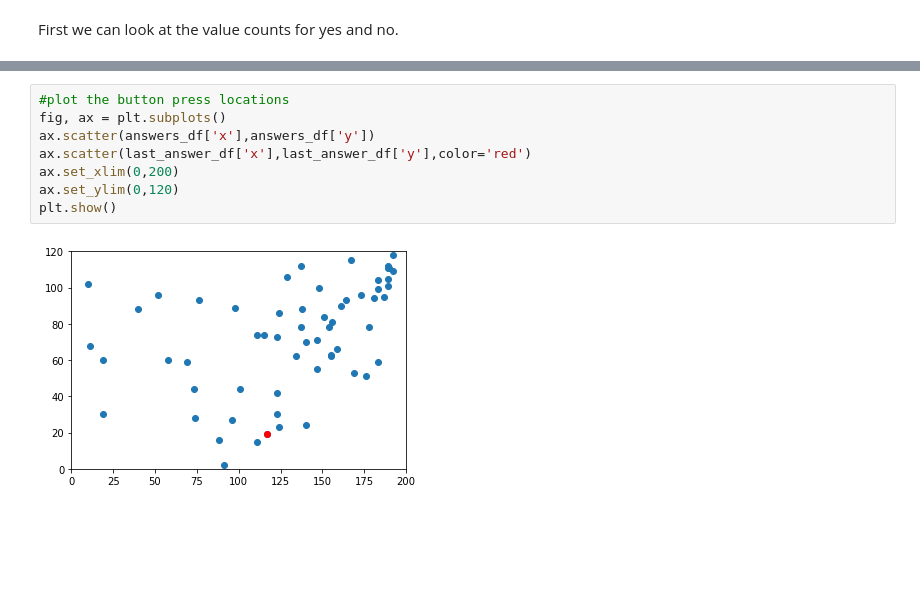
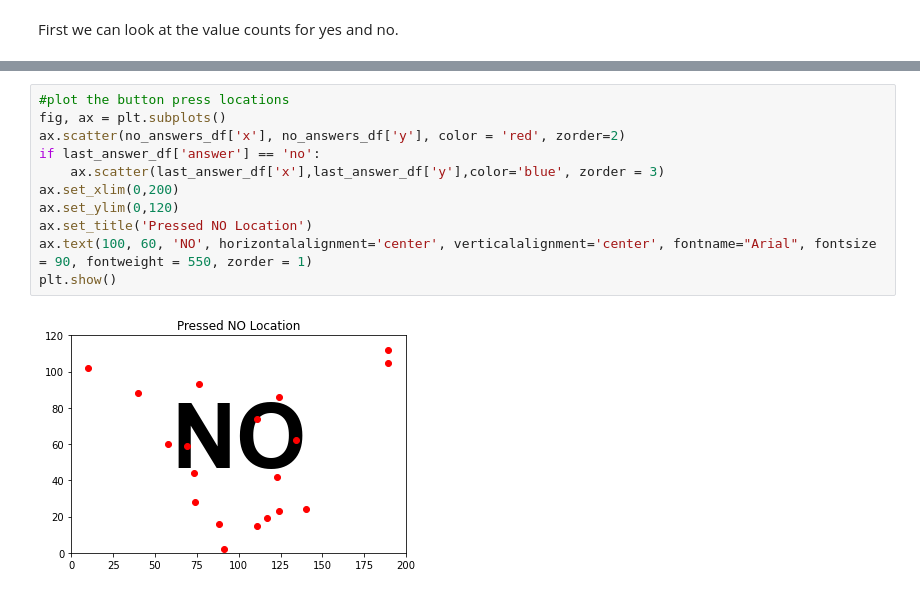
Before and after one commit to Duvey314/yesorno, a Jupyter notebook: yesorno.ipynb, the cells around one changed output, grey strips where cells are left out. Drawn from its saved outputs; the diff is of its cells as text; blank space fills up the shorter version.

```diff
--- a/yesorno.ipynb
+++ b/yesorno.ipynb
@@ -162,10 +170,13 @@ answers_df['city'].value_counts().plot(kind='bar')
 # %%
 #plot the button press locations
 fig, ax = plt.subplots()
-ax.scatter(answers_df['x'],answers_df['y'])
-ax.scatter(last_answer_df['x'],last_answer_df['y'],color='red')
+ax.scatter(no_answers_df['x'], no_answers_df['y'], color = 'red', zorder=2)
+if last_answer_df['answer'] == 'no':
+    ax.scatter(last_answer_df['x'],last_answer_df['y'],color='blue', zorder = 3)
 ax.set_xlim(0,200)
 ax.set_ylim(0,120)
+ax.set_title('Pressed NO Location')
+ax.text(100, 60, 'NO', horizontalalignment='center', verticalalignment='center', fontname="Arial", fontsize = 90, fontweight = 550, zorder = 1)
 plt.show()
 # %% [output]
-[figure, old version]
+[figure, new version]
```
Also changed, not shown: parts of 6 cells of this notebook, 17 other files.
